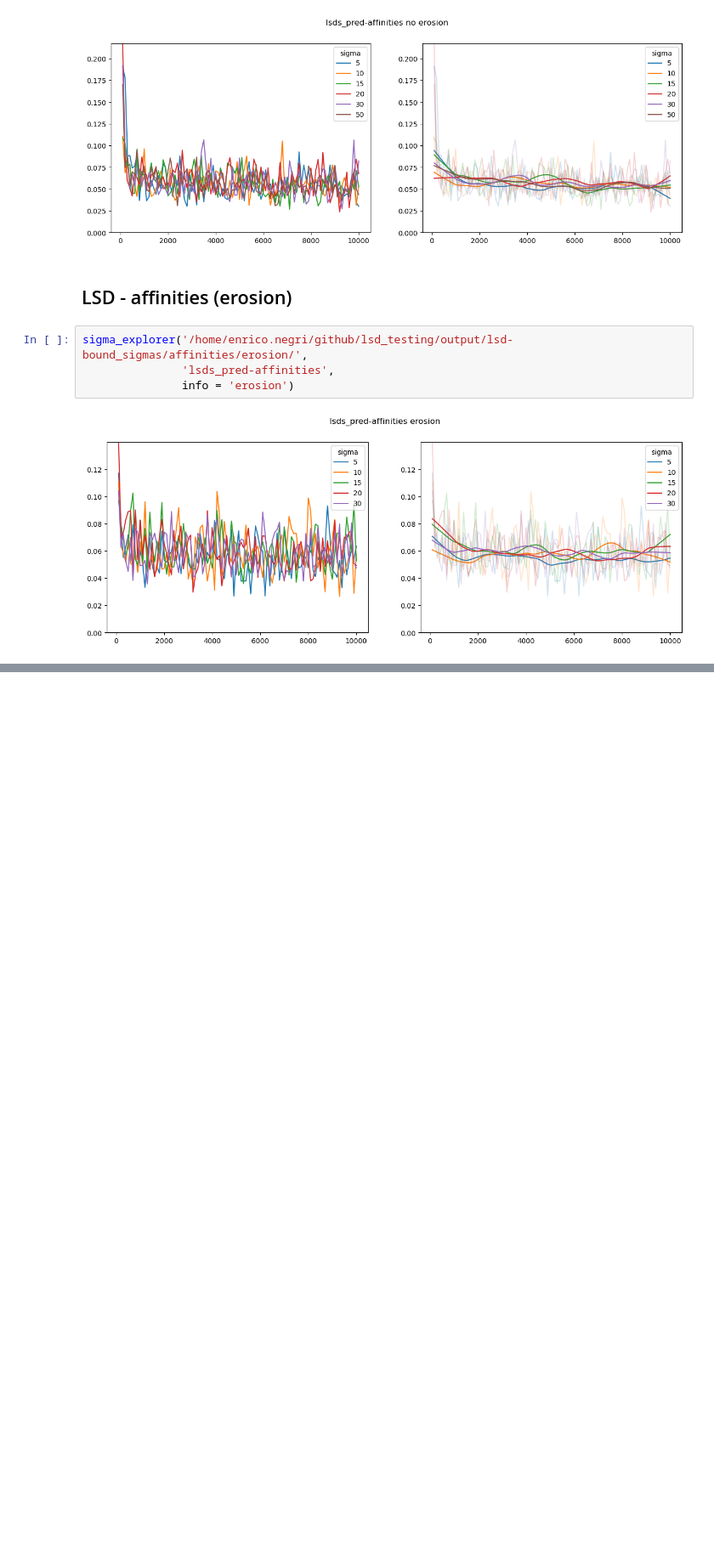
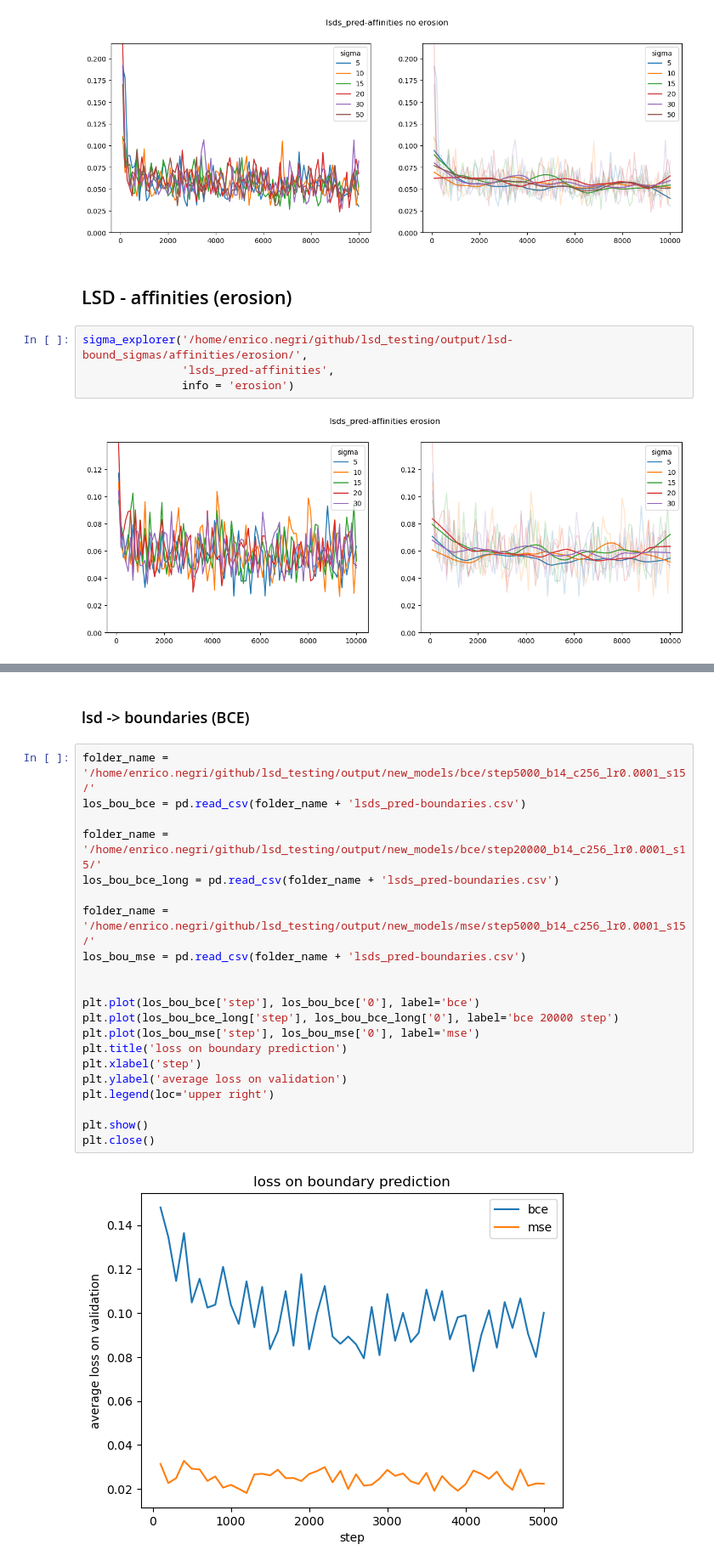
Before and after one commit to enricoenne/lsd_testing, a Jupyter notebook: MINE/metrics_visualizer.ipynb, the cells around one changed output, grey strips where cells are left out. Shown at 85% size. Saved outputs shown, nothing was run; the diff lists cells and outputs as text; blank space fills up the shorter version.

```diff
--- a/MINE/metrics_visualizer.ipynb
+++ b/MINE/metrics_visualizer.ipynb
@@ -228,0 +295,25 @@ sigma_explorer('/home/enrico.negri/github/lsd_testing/output/lsd-bound_sigmas/af
+# %% [markdown]
+### lsd -> boundaries (BCE)
+# %%
+folder_name = '/home/enrico.negri/github/lsd_testing/output/new_models/bce/step5000_b14_c256_lr0.0001_s15/'
+los_bou_bce = pd.read_csv(folder_name + 'lsds_pred-boundaries.csv')
+
+folder_name = '/home/enrico.negri/github/lsd_testing/output/new_models/bce/step20000_b14_c256_lr0.0001_s15/'
+los_bou_bce_long = pd.read_csv(folder_name + 'lsds_pred-boundaries.csv')
+
+folder_name = '/home/enrico.negri/github/lsd_testing/output/new_models/mse/step5000_b14_c256_lr0.0001_s15/'
+los_bou_mse = pd.read_csv(folder_name + 'lsds_pred-boundaries.csv')
+
+
+plt.plot(los_bou_bce['step'], los_bou_bce['0'], label='bce')
+plt.plot(los_bou_bce_long['step'], los_bou_bce_long['0'], label='bce 20000 step')
+plt.plot(los_bou_mse['step'], los_bou_mse['0'], label='mse')
+plt.title('loss on boundary prediction')
+plt.xlabel('step')
+plt.ylabel('average loss on validation')
+plt.legend(loc='upper right')
+
+plt.show()
+plt.close()
+# %% [output]
+[figure, added]
```
Also changed, not shown: parts of 9 cells of this notebook, 3 other files.
